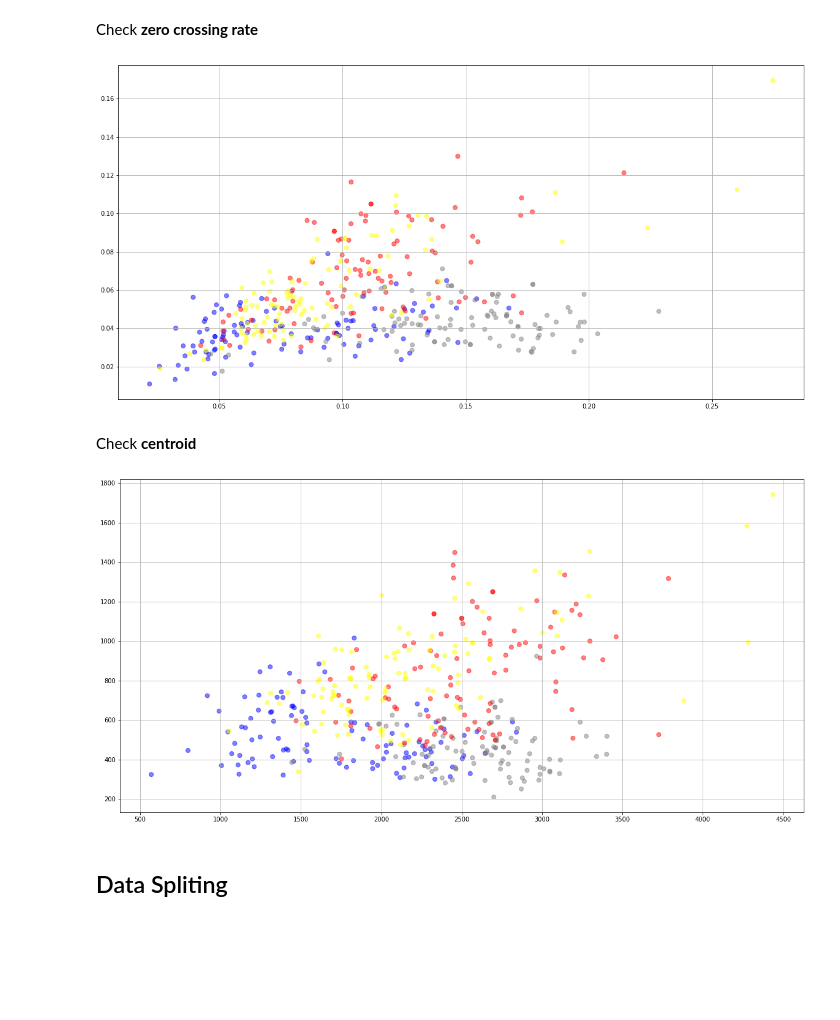
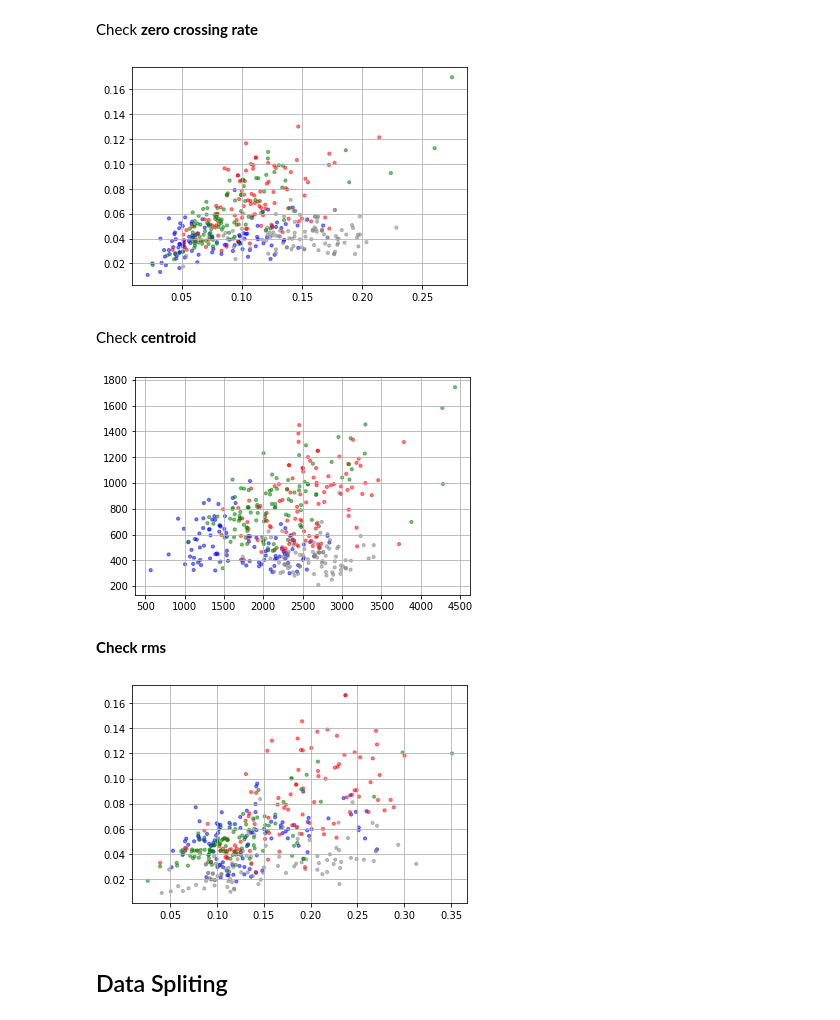
Before and after one commit to yilin10/MusicalGenreClassification, a Jupyter notebook: Assignment1.ipynb, the cells around one changed output. Cells and saved outputs as stored; diff of their text form; code cells hidden in the pictures; blank space fills up the shorter version.

```diff
--- a/Assignment1.ipynb
+++ b/Assignment1.ipynb
@@ -201,0 +223,5 @@ print(np.mean(feature_zcr),np.std(feature_zcr))
+# %%
+# test rms
+y, sr = librosa.load(genre_data['Path'][1])
+features_rms = librosa.feature.rms(y=y)
+print(np.mean(features_rms),np.std(features_rms))
@@ -211,6 +239,7 @@ chroma_value = np.zeros((400, 12))
 cent_value = np.zeros((400, 2))
 zcr_value = np.zeros((400,2))
 stmp_value = np.zeros((400,1))
+rms_value = np.zeros((400,2))
 
 columns =[]
 for each_file, index in tqdm(zip(genre_data['Path'],range(0,400))):
@@ -241,6 +270,10 @@ for each_file, index in tqdm(zip(genre_data['Path'],range(0,400))):
     features_tempo = librosa.beat.tempo(onset_envelope=onset_env, sr=sr)
     stmp_value[index,:] = round(features_tempo[0])
 
+    # rms
+    features_rms = librosa.feature.rms(y=y)
+    rms_value[index,:] = (np.mean(features_rms),np.std(features_rms))
+
 
 # feature_table is the df of mfcc_value
 features_value = pd.DataFrame(mfcc_value)
@@ -251,6 +284,7 @@ features_value = pd.concat([features_value, pd.DataFrame(chroma_value)], axis=1)
 features_value = pd.concat([features_value, pd.DataFrame(cent_value)], axis=1)
 features_value = pd.concat([features_value, pd.DataFrame(zcr_value)], axis=1)
 features_value = pd.concat([features_value, pd.DataFrame(stmp_value)], axis=1)
+features_value = pd.concat([features_value, pd.DataFrame(rms_value)], axis=1)
 
 # update the features_value dataframe column name to mfcc1 to mfcc13, chroma 1 to 12
 col_name = []
@@ -264,6 +298,8 @@ for index in range(0,2):
     col_name.append('zcr'+str(index+1))
 for index in range(0,1):
     col_name.append('tempo'+str(index+1))
+for index in range(0,2):
+    col_name.append('rms'+str(index+1))
 
 # print(col_name)
 features_value.columns = col_name
@@ -298,35 +334,50 @@ Check **zero crossing rate**
 # %%
 x = features_value['zcr1']
 y = features_value['zcr2']
 # set colors
-color_to_genre = {'blues':'blue','metal':'grey','hiphop':'red','reggae':'yellow'}
+color_to_genre = {'blues':'blue','metal':'grey','hiphop':'red','reggae':'green'}
 colors = []
 for each in genre_data['Genre']:
     colors.append(color_to_genre[each])
 
-area = 50
+area = 10
 plt.scatter(x, y, s=area, c=colors, alpha=0.5)
 plt.grid(True)
 plt.show()
 # %% [output]
-[figure, old version]
+[figure, new version]
 # %% [markdown]
 Check **centroid**
 # %%
 x = features_value['cent1']
 y = features_value['cent2']
 # set colors
-color_to_genre = {'blues':'blue','metal':'grey','hiphop':'red','reggae':'yellow'}
 colors = []
 for each in genre_data['Genre']:
     colors.append(color_to_genre[each])
 
-area = 50
+area = 10
 plt.scatter(x, y, s=area, c=colors, alpha=0.5)
 plt.grid(True)
 plt.show()
 # %% [output]
-[figure, old version]
+[figure, new version]
+# %% [markdown]
+**Check rms**
+# %%
+x = features_value['rms1']
+y = features_value['rms2']
+# set colors
+colors = []
+for each in genre_data['Genre']:
+    colors.append(color_to_genre[each])
+
+area = 10
+plt.scatter(x, y, s=area, c=colors, alpha=0.5)
+plt.grid(True)
+plt.show()
+# %% [output]
+[figure, added]
 # %% [markdown]
 
 ## Data Spliting
```
Also changed, not shown: parts of 38 cells of this notebook.
